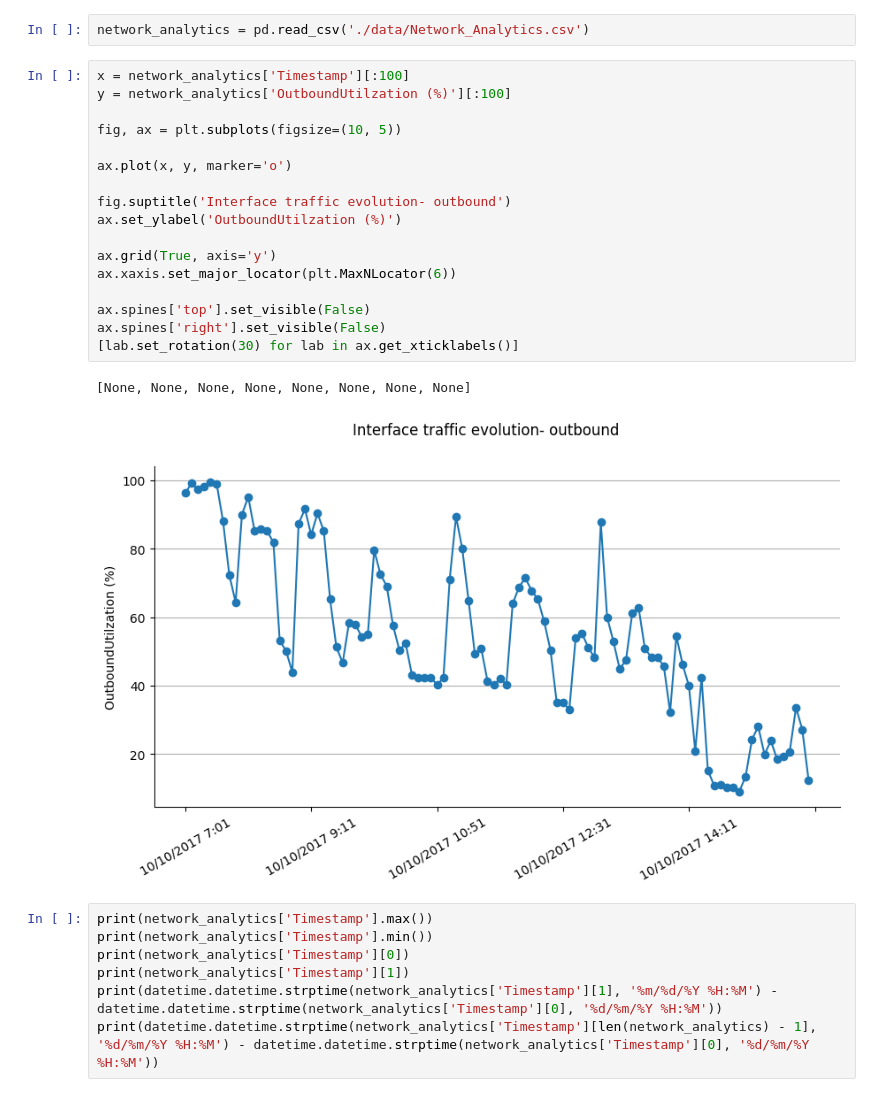
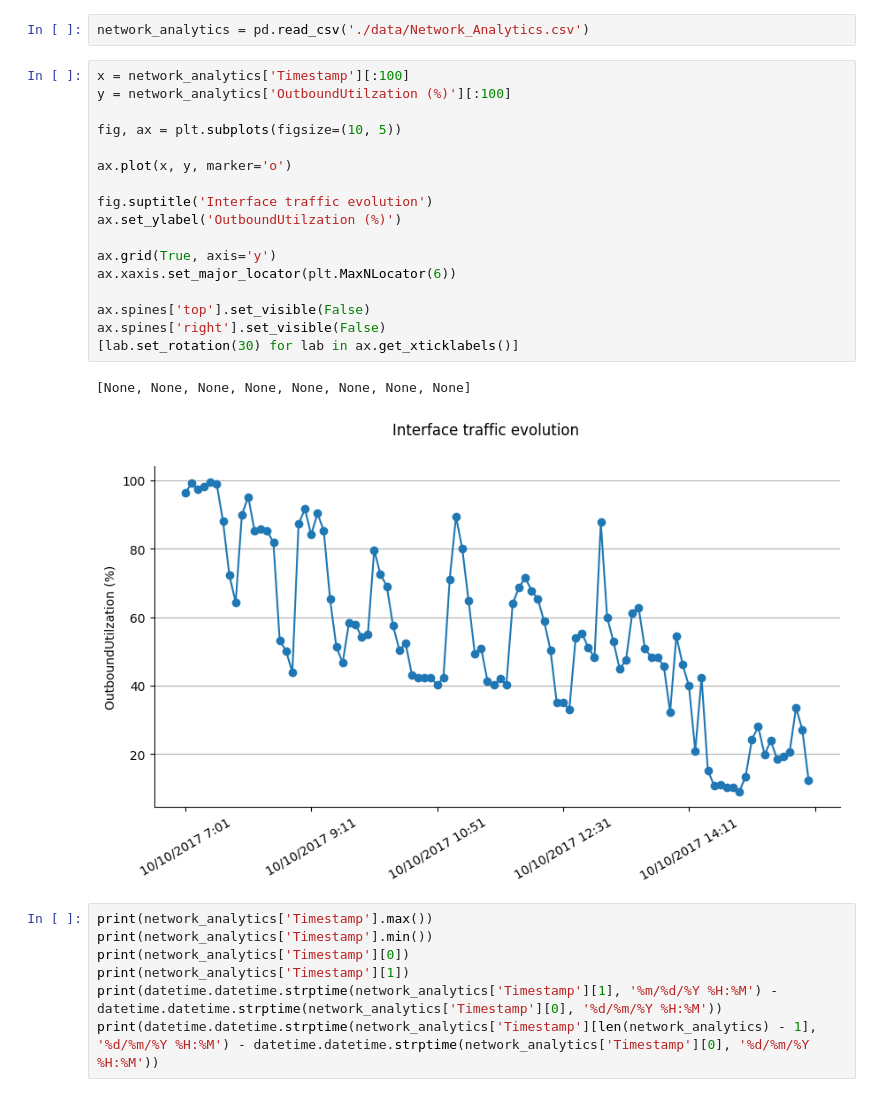
Before and after one commit to AlesKas/DIP, a Jupyter notebook: network_analytics.ipynb, the cells around one changed output. Saved outputs shown, nothing was run; the diff lists cells and outputs as text.

```diff
--- a/network_analytics.ipynb
+++ b/network_analytics.ipynb
@@ -9,23 +9,23 @@ network_analytics = pd.read_csv('./data/Network_Analytics.csv')
 # %%
 x = network_analytics['Timestamp'][:100]
 y = network_analytics['OutboundUtilzation (%)'][:100]
 
 fig, ax = plt.subplots(figsize=(10, 5))
 
 ax.plot(x, y, marker='o')
 
-fig.suptitle('Interface traffic evolution- outbound')
+fig.suptitle('Interface traffic evolution')
 ax.set_ylabel('OutboundUtilzation (%)')
 
 ax.grid(True, axis='y')
 ax.xaxis.set_major_locator(plt.MaxNLocator(6))
 
 ax.spines['top'].set_visible(False)
 ax.spines['right'].set_visible(False)
 [lab.set_rotation(30) for lab in ax.get_xticklabels()]
 # %% [output]
 [None, None, None, None, None, None, None, None]
-[figure, old version]
+[figure, new version]
 # %%
 print(network_analytics['Timestamp'].max())
 print(network_analytics['Timestamp'].min())
```
Also changed, not shown: parts of 3 cells of this notebook, 2 other files.
